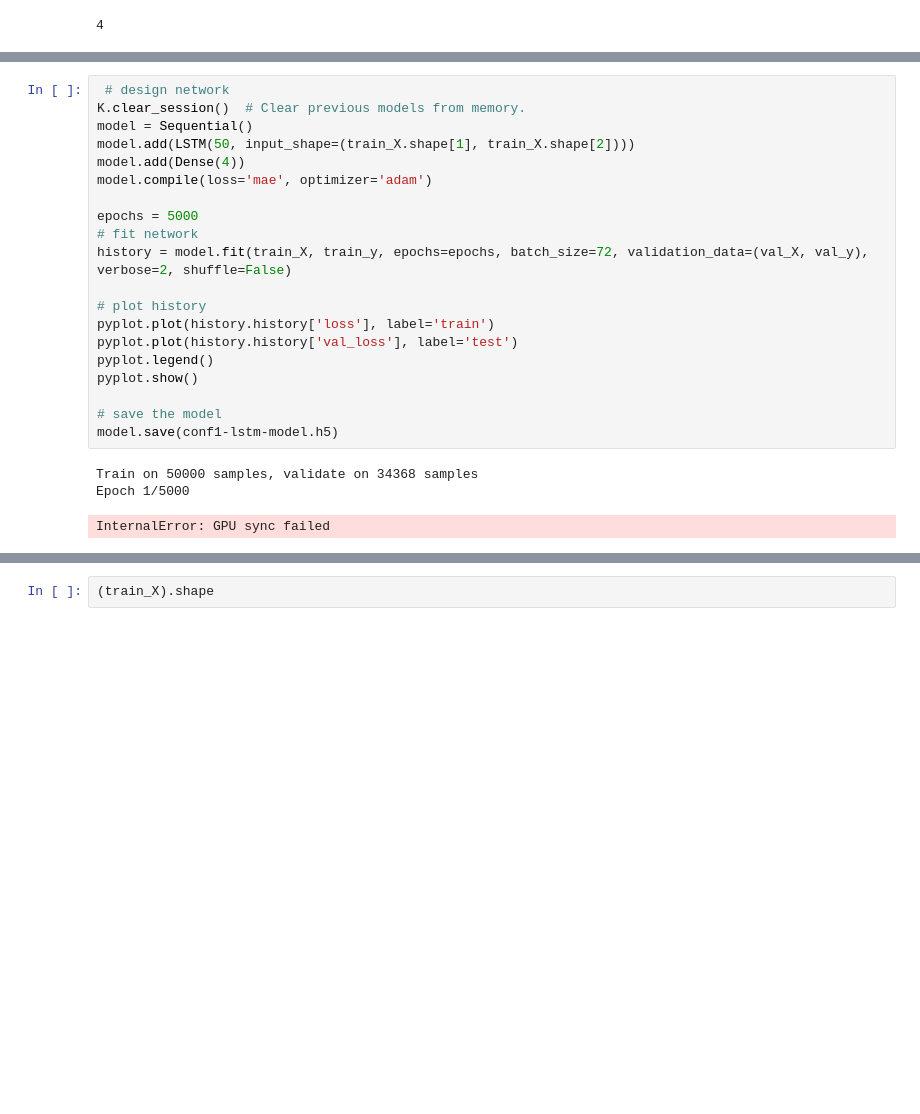
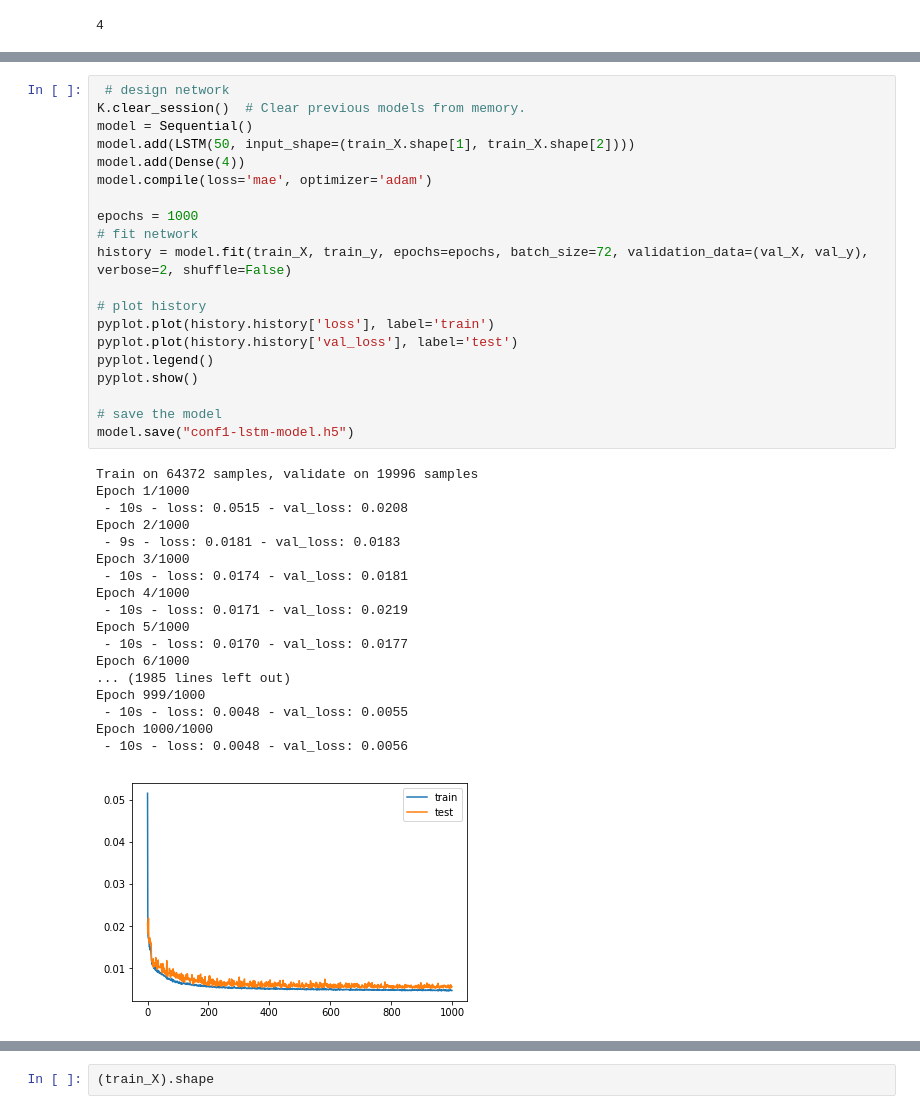
Before and after one commit to Kalinga/ML, a Jupyter notebook: RNN/lstm/pedestrain/bb-lstm.ipynb, the cells around one changed output, grey strips where cells are left out. Saved outputs shown, nothing was run; the diff lists cells and outputs as text; blank space fills up the shorter version.

Commit message:
conf1

```diff
--- a/RNN/lstm/pedestrain/bb-lstm.ipynb
+++ b/RNN/lstm/pedestrain/bb-lstm.ipynb
@@ -116,25 +109,40 @@ val_X.shape
 # %%
  # design network
 K.clear_session()  # Clear previous models from memory.
 model = Sequential()
 model.add(LSTM(50, input_shape=(train_X.shape[1], train_X.shape[2])))
 model.add(Dense(4))
 model.compile(loss='mae', optimizer='adam')
 
-epochs = 5000
+epochs = 1000
 # fit network
 history = model.fit(train_X, train_y, epochs=epochs, batch_size=72, validation_data=(val_X, val_y), verbose=2, shuffle=False)
 
 # plot history
 pyplot.plot(history.history['loss'], label='train')
 pyplot.plot(history.history['val_loss'], label='test')
 pyplot.legend()
 pyplot.show()
 
 # save the model
-model.save(conf1-lstm-model.h5)
+model.save("conf1-lstm-model.h5")
 # %% [output]
-Train on 50000 samples, validate on 34368 samples
-Epoch 1/5000
+Train on 64372 samples, validate on 19996 samples
+Epoch 1/1000
+ - 10s - loss: 0.0515 - val_loss: 0.0208
+Epoch 2/1000
+ - 9s - loss: 0.0181 - val_loss: 0.0183
+Epoch 3/1000
+ - 10s - loss: 0.0174 - val_loss: 0.0181
+Epoch 4/1000
+ - 10s - loss: 0.0171 - val_loss: 0.0219
+Epoch 5/1000
+ - 10s - loss: 0.0170 - val_loss: 0.0177
+Epoch 6/1000
+... (1985 lines left out)
+Epoch 999/1000
+ - 10s - loss: 0.0048 - val_loss: 0.0055
+Epoch 1000/1000
+ - 10s - loss: 0.0048 - val_loss: 0.0056
-InternalError: GPU sync failed
+[figure, added]
 # %%
```
Also changed, not shown: parts of 6 cells of this notebook, 2 other files.
